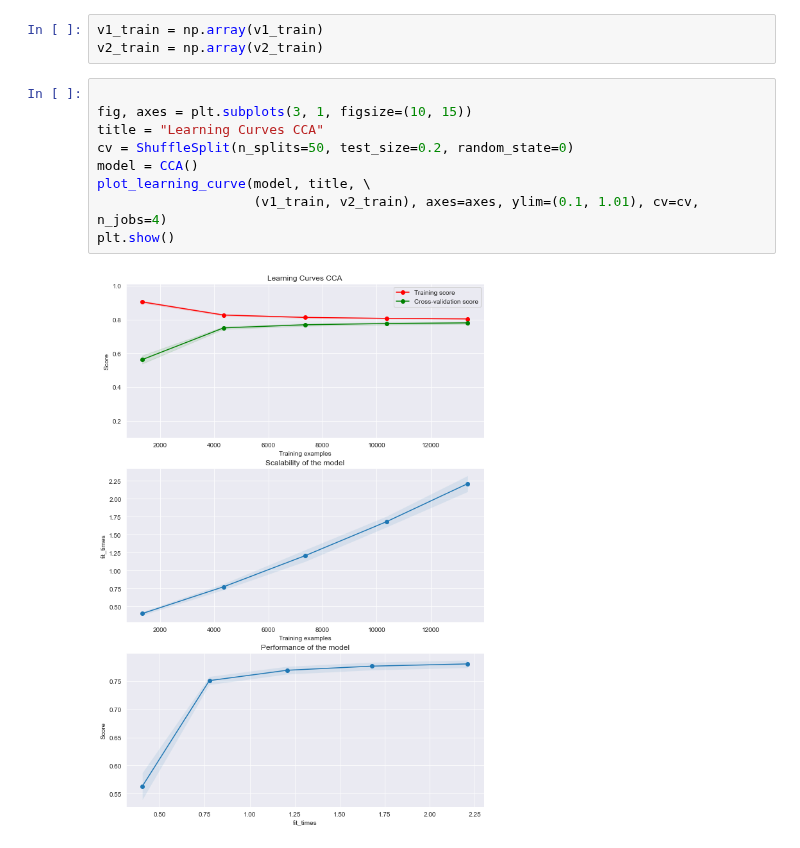
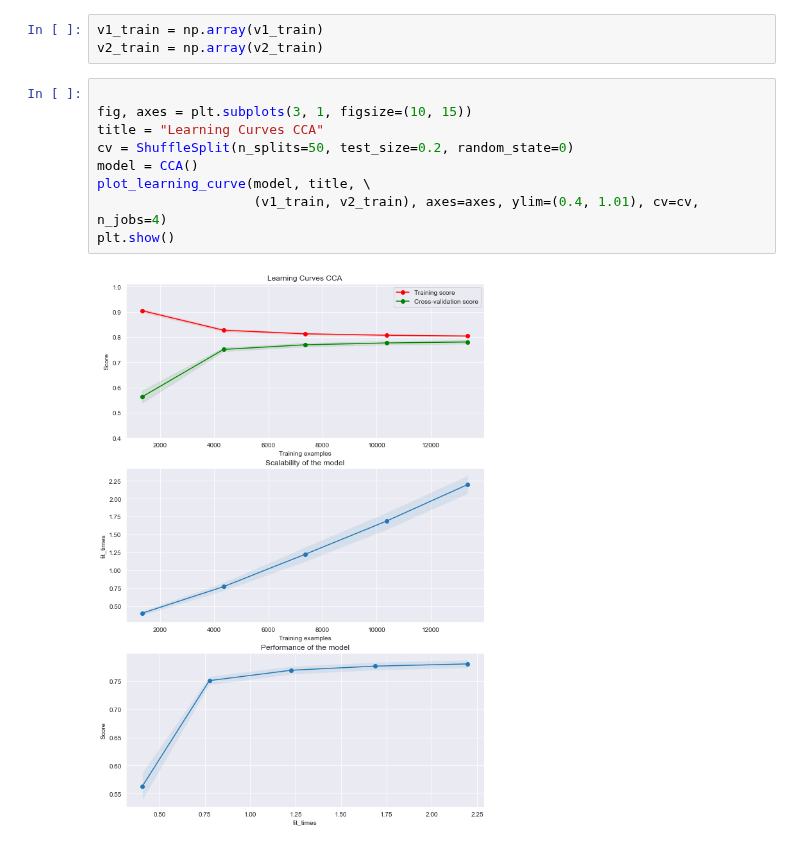
Before and after one commit to LukaLmelias/DeepCCA_thesis, a Jupyter notebook: cca_initial.ipynb, the cells around one changed output. Cells and saved outputs as stored; diff of their text form.

```diff
--- a/cca_initial.ipynb
+++ b/cca_initial.ipynb
@@ -359,14 +359,14 @@ plt.show()
 # %%
 v1_train = np.array(v1_train)
 v2_train = np.array(v2_train)
-# %%
-
-fig, axes = plt.subplots(3, 1, figsize=(10, 15))
-title = "Learning Curves CCA"
-cv = ShuffleSplit(n_splits=50, test_size=0.2, random_state=0)
-model = CCA()
-plot_learning_curve(model, title, \
-                    (v1_train, v2_train), axes=axes, ylim=(0.1, 1.01), cv=cv, n_jobs=4)
-plt.show()
-# %% [output]
-[figure, removed]
+# %%
+
+fig, axes = plt.subplots(3, 1, figsize=(10, 15))
+title = "Learning Curves CCA"
+cv = ShuffleSplit(n_splits=50, test_size=0.2, random_state=0)
+model = CCA()
+plot_learning_curve(model, title, \
+                    (v1_train, v2_train), axes=axes, ylim=(0.4, 1.01), cv=cv, n_jobs=4)
+plt.show()
+# %% [output]
+[figure, added]
```
Also changed, not shown: parts of 11 cells of this notebook.
